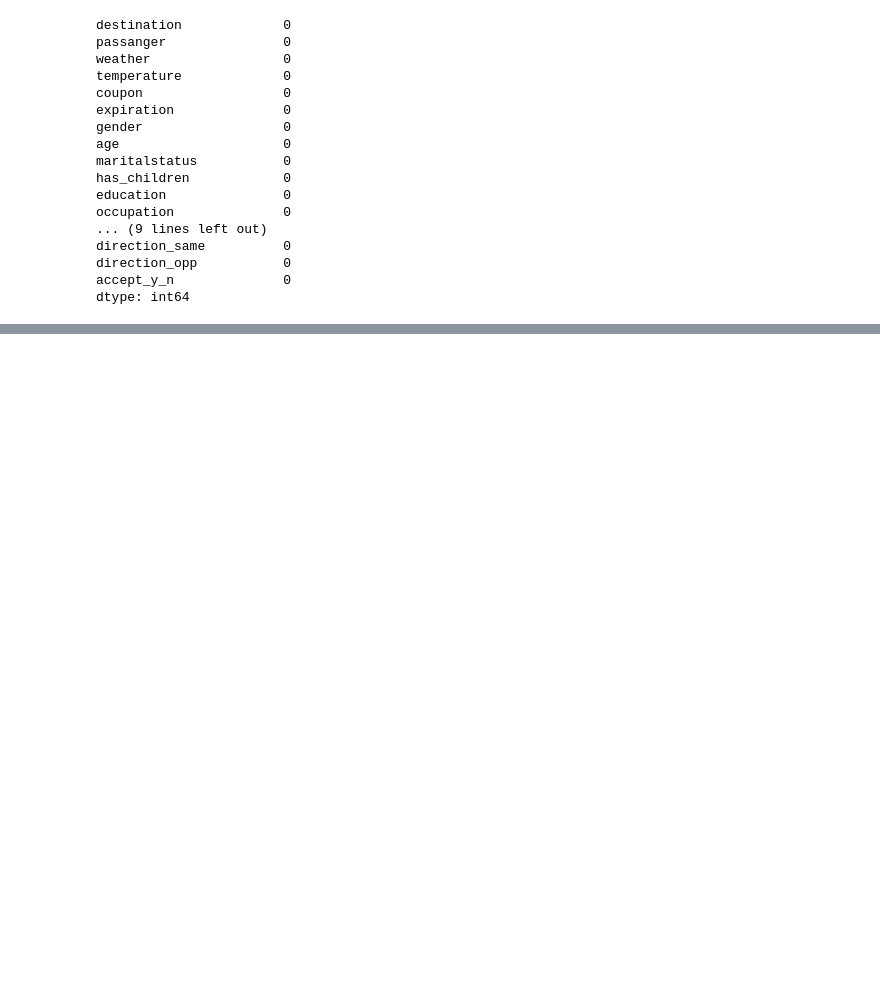
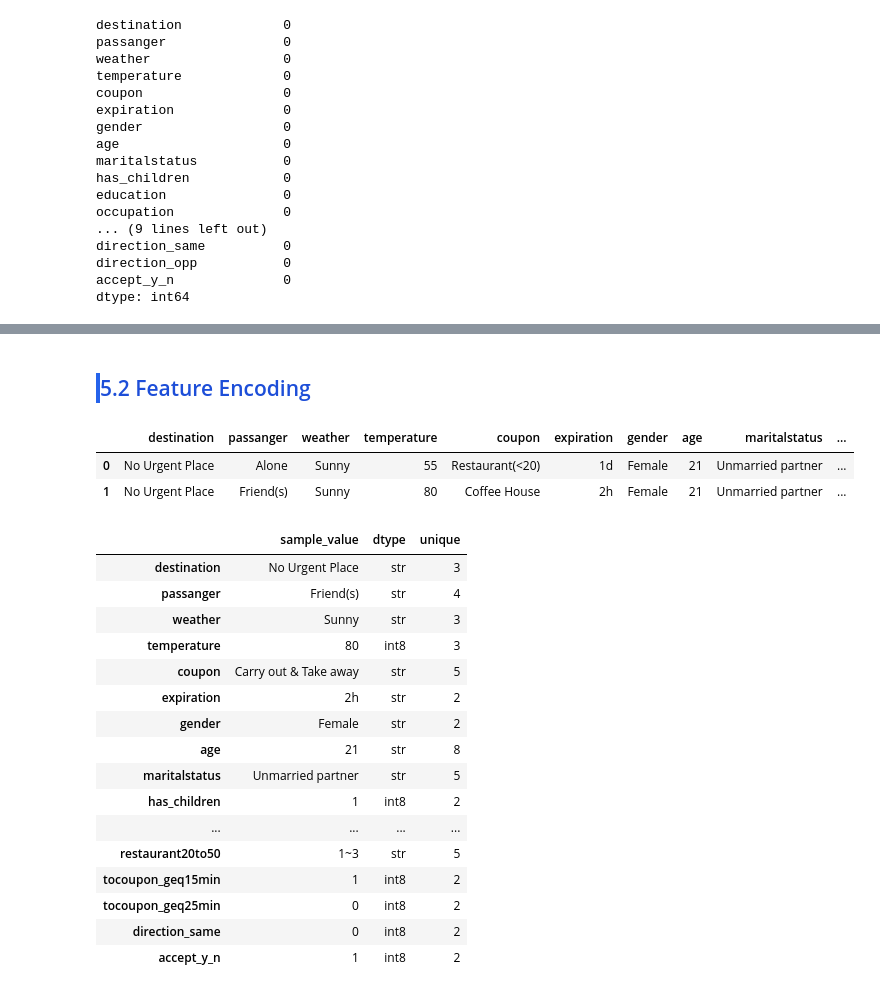
Before and after one commit to prasadPattuvamVeedu/Predicting-Coupon-Acceptance-, a Jupyter notebook: ecommerce.ipynb, the cells around one changed output, grey strips where cells are left out. Cells and saved outputs as stored; diff of their text form; code cells hidden in the pictures; blank space fills up the shorter version.

Commit message:
done the encoding

```diff
--- a/ecommerce.ipynb
+++ b/ecommerce.ipynb
@@ -913,0 +1365,2 @@ dtype: int64
+# %%
+df.drop(columns="tocoupon_geq5min",inplace =True)
@@ -913,0 +1382,3 @@ dtype: int64
+# %%
+# dropping  direction_opp both direction opp and direction_same have colinbear to each other
+df.drop(columns="direction_opp",inplace =True)
@@ -913,0 +1415,40 @@ dtype: int64
+# %% [markdown]
+<h2 style="
+    color: #1d4ed8;
+    font-size: 21px;
+    border-left: 4px solid #2563eb;
+    padding-left: 10px;
+    margin-top: 22px;
+">
+5.2  Feature Encoding
+</h2>
+# %%
+df.head(2)
+# %% [output]
+|  | destination | passanger | weather | temperature | coupon | expiration | gender | age | maritalstatus | ... |
+| 0 | No Urgent Place | Alone | Sunny | 55 | Restaurant(<20) | 1d | Female | 21 | Unmarried partner | ... |
+| 1 | No Urgent Place | Friend(s) | Sunny | 80 | Coffee House | 2h | Female | 21 | Unmarried partner | ... |
+# %%
+analyze_data_for_enc = pd.DataFrame()
+analyze_data_for_enc["sample_value"] = df.iloc[2,:]
+analyze_data_for_enc["dtype"] = df.dtypes.values
+analyze_data_for_enc["unique"] = df.nunique()
+analyze_data_for_enc
+# %% [output]
+|  | sample_value | dtype | unique |
+| destination | No Urgent Place | str | 3 |
+| passanger | Friend(s) | str | 4 |
+| weather | Sunny | str | 3 |
+| temperature | 80 | int8 | 3 |
+| coupon | Carry out & Take away | str | 5 |
+| expiration | 2h | str | 2 |
+| gender | Female | str | 2 |
+| age | 21 | str | 8 |
+| maritalstatus | Unmarried partner | str | 5 |
+| has_children | 1 | int8 | 2 |
+| ... | ... | ... | ... |
+| restaurant20to50 | 1~3 | str | 5 |
+| tocoupon_geq15min | 1 | int8 | 2 |
+| tocoupon_geq25min | 0 | int8 | 2 |
+| direction_same | 0 | int8 | 2 |
+| accept_y_n | 1 | int8 | 2 |
```
Also changed, not shown: parts of 59 cells of this notebook.
